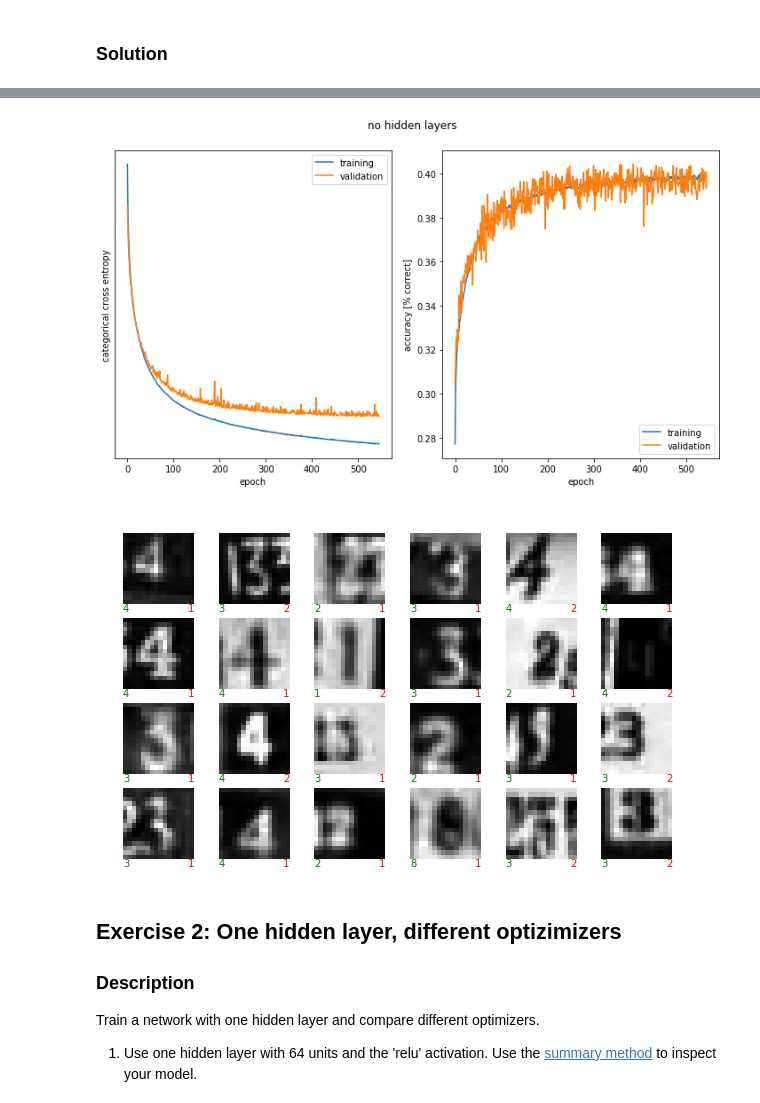
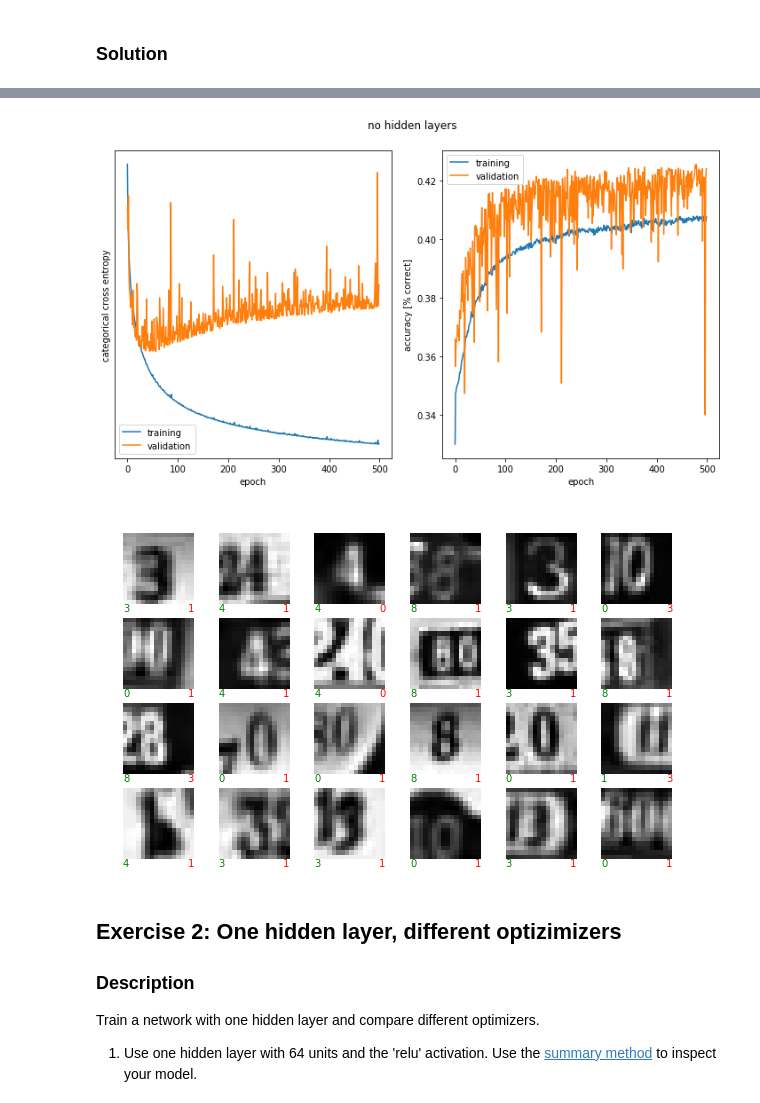
Before and after one commit to davidedidio/ANN, a Jupyter notebook: miniproject1/miniproject1.ipynb, the cells around one changed output, grey strips where cells are left out. Cells and saved outputs as stored; diff of their text form; code cells hidden in the pictures.

```diff
--- a/miniproject1/miniproject1.ipynb
+++ b/miniproject1/miniproject1.ipynb
@@ -241,9 +244,8 @@ model.compile(optimizer=SGD(lr=0.01), loss="categorical_crossentropy", metrics=[
 
 # Train model
 history = model.fit(x_train, y_train,
-                    batch_size=128, validation_split=0.2, epochs=2000, verbose=0,
-                    callbacks=[keras.callbacks.EarlyStopping("val_loss", min_delta=0, patience=50, mode="min"),
-                               keras.callbacks.History(),
+                    batch_size=128, validation_data=(x_test, y_test), epochs=500, verbose=0,
+                    callbacks=[keras.callbacks.History(),
                                ProgressPrinter()])
 
 p = plot_history(history, "no hidden layers")
@@ -263,5 +265,5 @@ epoch : 545 ['val_acc : 0.3964', 'val_loss : 1.4984', 'acc : 0.3990', 'loss : 1.
-[figure, old version]
+[figure, new version]
-[figure, old version]
+[figure, new version]
 # %% [markdown]
 ## Exercise 2: One hidden layer, different optizimizers
 ### Description
```
Also changed, not shown: parts of 18 cells of this notebook.
